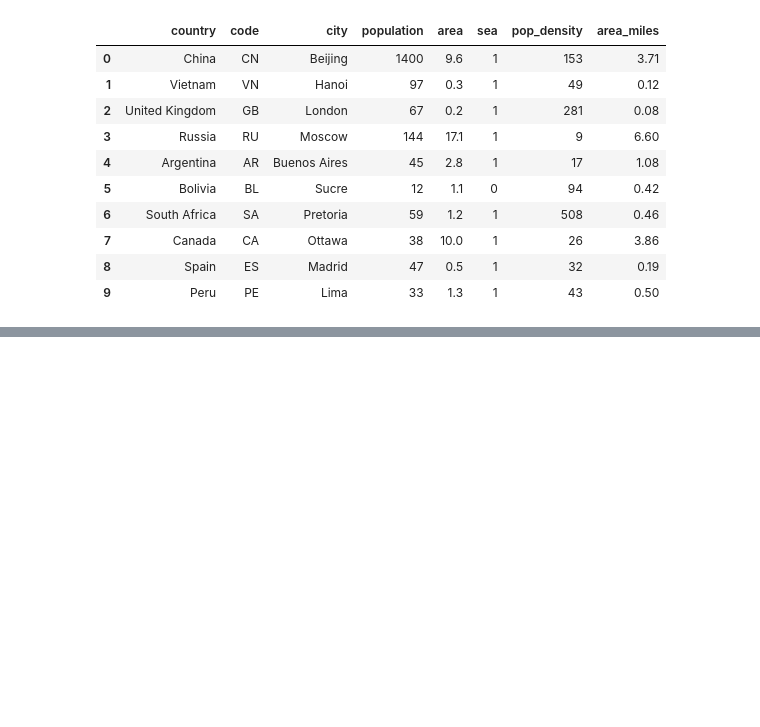
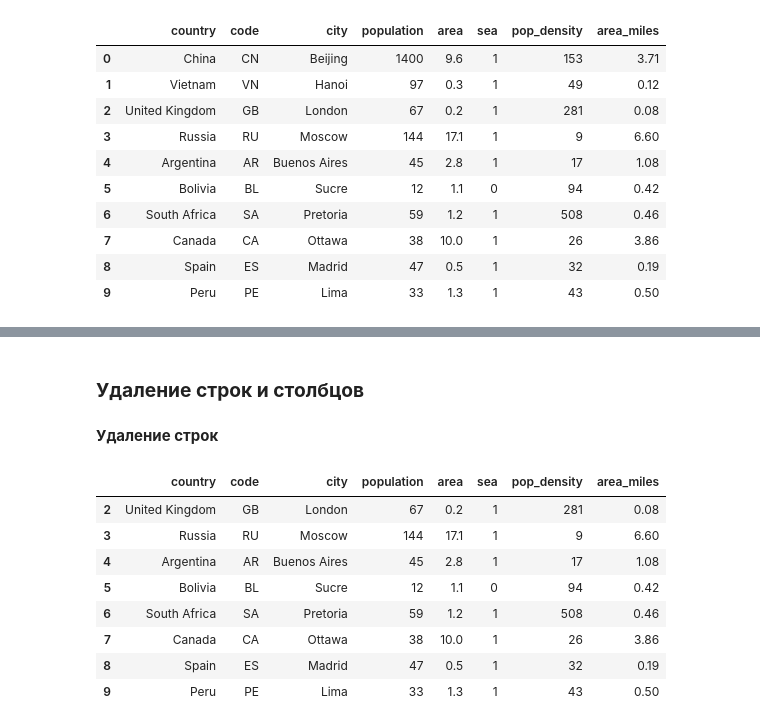
Before and after one commit to ShaidulinAndrew/Pandas_classes, a Jupyter notebook: Pandas2_makarov.ipynb, the cells around one changed output, grey strips where cells are left out. Drawn from its saved outputs; the diff is of its cells as text; code cells hidden in the pictures; blank space fills up the shorter version.

```diff
--- a/Pandas2_makarov.ipynb
+++ b/Pandas2_makarov.ipynb
@@ -426,0 +453,17 @@ countries
+# %% [markdown]
+### __Удаление строк и столбцов__
+# %% [markdown]
+__Удаление строк__
+# %%
+# удалим строки по индексу с помощью метода .drop()
+countries.drop(labels = [0, 1], axis = 0)
+# %% [output]
+|  | country | code | city | population | area | sea | pop_density | area_miles |
+| 2 | United Kingdom | GB | London | 67 | 0.2 | 1 | 281 | 0.08 |
+| 3 | Russia | RU | Moscow | 144 | 17.1 | 1 | 9 | 6.60 |
+| 4 | Argentina | AR | Buenos Aires | 45 | 2.8 | 1 | 17 | 1.08 |
+| 5 | Bolivia | BL | Sucre | 12 | 1.1 | 0 | 94 | 0.42 |
+| 6 | South Africa | SA | Pretoria | 59 | 1.2 | 1 | 508 | 0.46 |
+| 7 | Canada | CA | Ottawa | 38 | 10.0 | 1 | 26 | 3.86 |
+| 8 | Spain | ES | Madrid | 47 | 0.5 | 1 | 32 | 0.19 |
+| 9 | Peru | PE | Lima | 33 | 1.3 | 1 | 43 | 0.50 |
```
Also changed, not shown: parts of 6 cells of this notebook.
